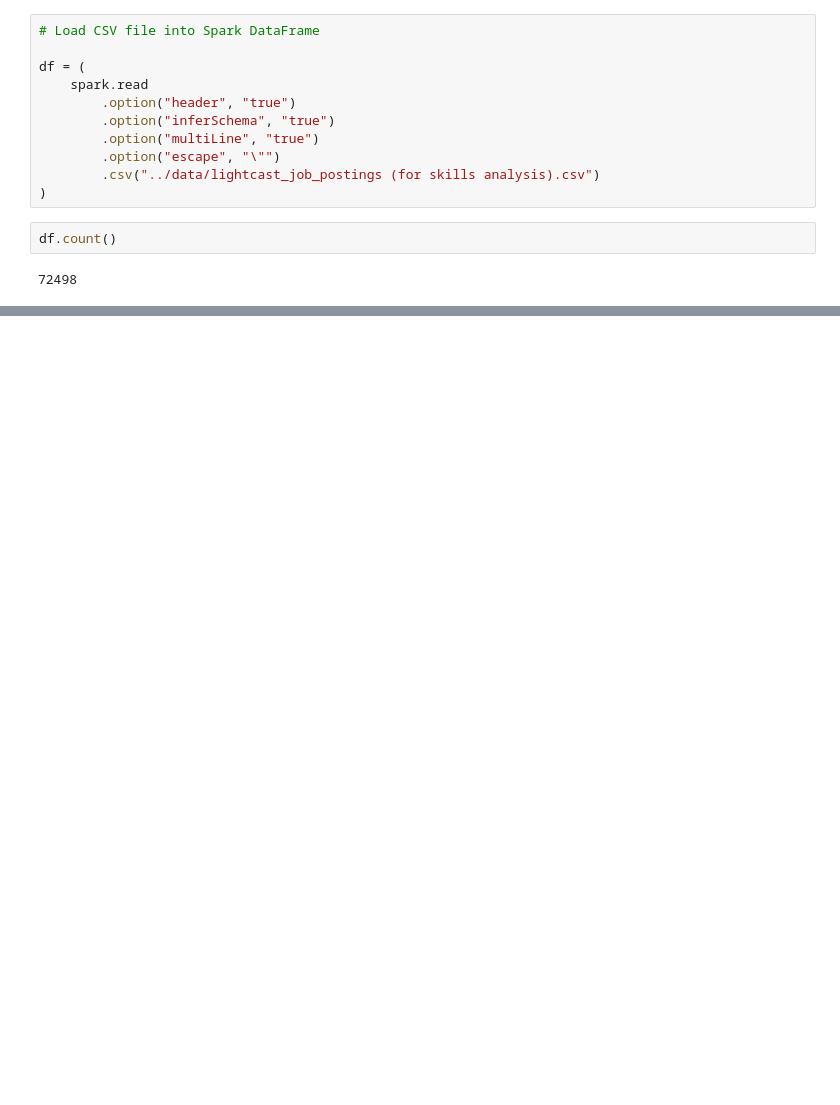
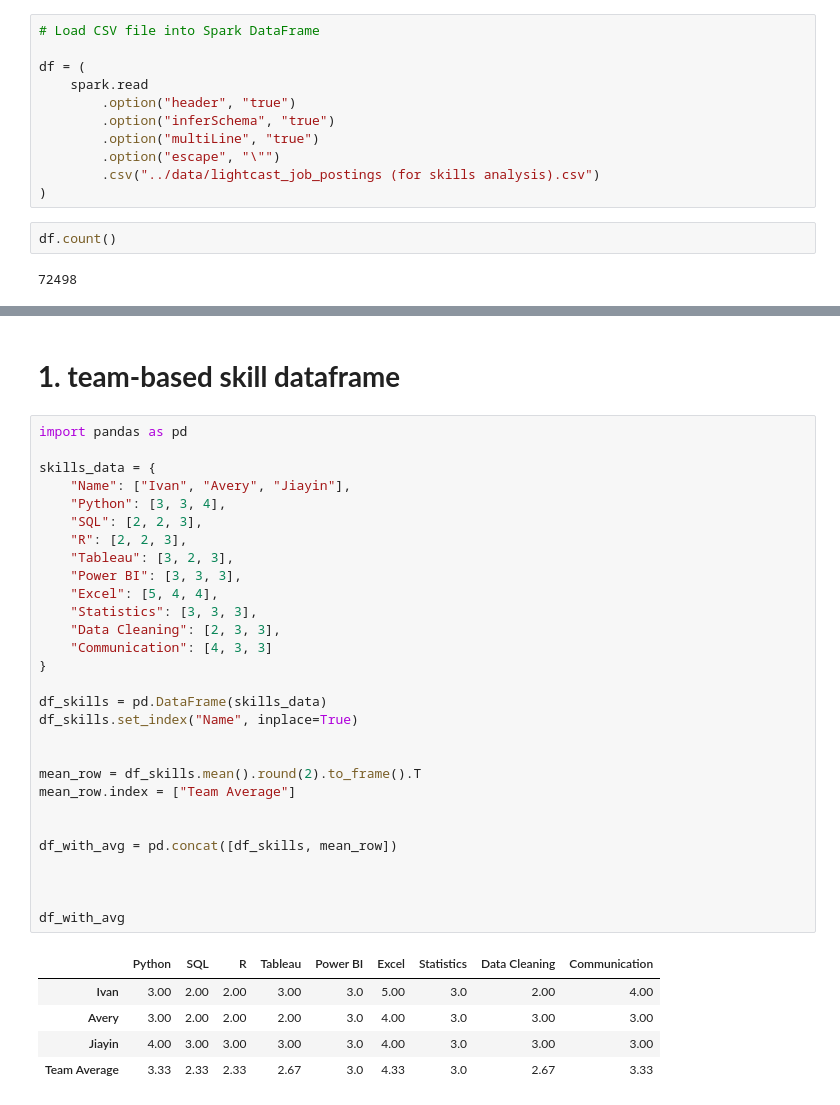
Before and after one commit to jiexnfan/ad688-employability-sp25A1-group2, a Jupyter notebook: tabs/skill_gap_analysis.ipynb, the cells around one changed output, grey strips where cells are left out. Saved outputs shown, nothing was run; the diff lists cells and outputs as text; blank space fills up the shorter version.

```diff
--- a/tabs/skill_gap_analysis.ipynb
+++ b/tabs/skill_gap_analysis.ipynb
@@ -60,0 +52,37 @@ root
+# %% [markdown]
+# **1. team-based skill dataframe**
+# %%
+import pandas as pd
+
+skills_data = {
+    "Name": ["Ivan", "Avery", "Jiayin"],
+    "Python": [3, 3, 4],
+    "SQL": [2, 2, 3],
+    "R": [2, 2, 3],
+    "Tableau": [3, 2, 3],
+    "Power BI": [3, 3, 3],
+    "Excel": [5, 4, 4],
+    "Statistics": [3, 3, 3],
+    "Data Cleaning": [2, 3, 3],
+    "Communication": [4, 3, 3]
+}
+
+df_skills = pd.DataFrame(skills_data)
+df_skills.set_index("Name", inplace=True)
+
+
+mean_row = df_skills.mean().round(2).to_frame().T
+mean_row.index = ["Team Average"]
+
+
+df_with_avg = pd.concat([df_skills, mean_row])
+
+
+
+df_with_avg
+# %% [output]
+|  | Python | SQL | R | Tableau | Power BI | Excel | Statistics | Data Cleaning | Communication |
+| Ivan | 3.00 | 2.00 | 2.00 | 3.00 | 3.0 | 5.00 | 3.0 | 2.00 | 4.00 |
+| Avery | 3.00 | 2.00 | 2.00 | 2.00 | 3.0 | 4.00 | 3.0 | 3.00 | 3.00 |
+| Jiayin | 4.00 | 3.00 | 3.00 | 3.00 | 3.0 | 4.00 | 3.0 | 3.00 | 3.00 |
+| Team Average | 3.33 | 2.33 | 2.33 | 2.67 | 3.0 | 4.33 | 3.0 | 2.67 | 3.33 |
```
Also changed, not shown: parts of 12 cells of this notebook.
